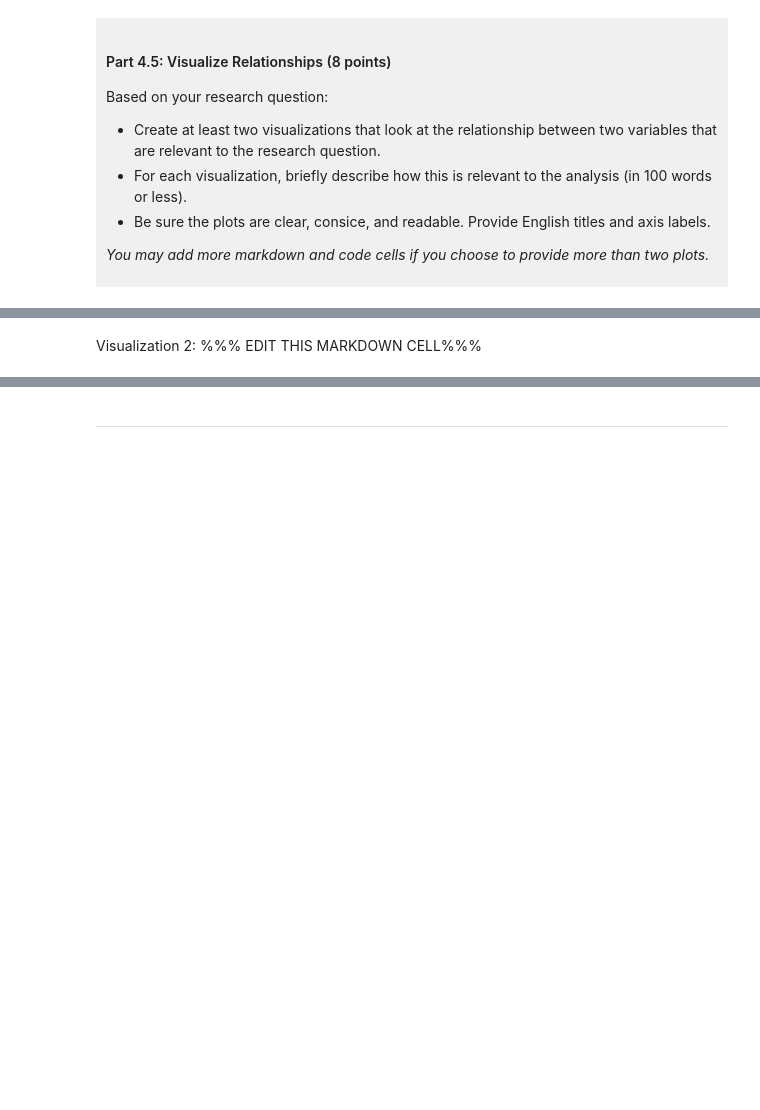
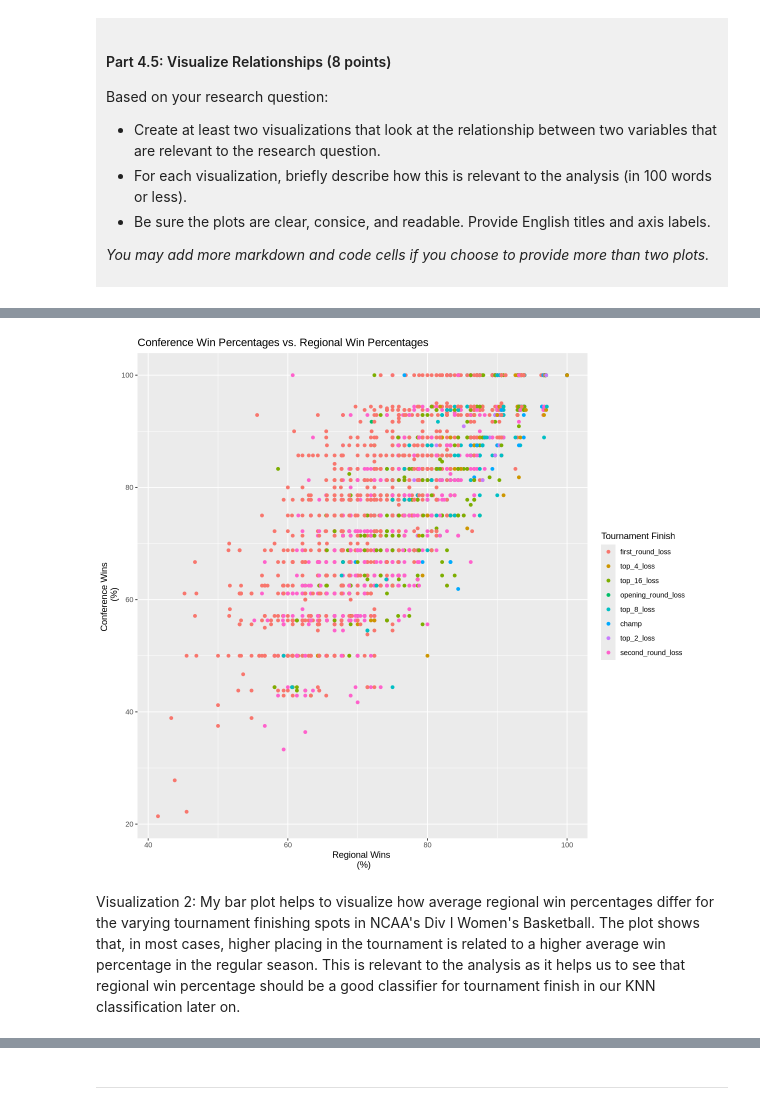
Before and after one commit to maryneufeld5/dsci-100-project-mary-neufeld, a Jupyter notebook: dsci-100-project-notebook.ipynb, the cells around one changed output, grey strips where cells are left out. Cells and saved outputs as stored; diff of their text form; code cells hidden in the pictures; blank space fills up the shorter version.

```diff
--- a/dsci-100-project-notebook.ipynb
+++ b/dsci-100-project-notebook.ipynb
@@ -325,5 +400,16 @@ Visualization 1: %%% EDIT THIS MARKDOWN CELL%%%
 # %%
-### EDIT THIS CODE CELL FOR VISUALIZATION 1###
+#set appropriate graph size
+options(repr.plot.width = 10, repr.plot.height = 9)
+
+#create scatterplot to compare conference win percentages and regional win percentages for different tournament finishes
+basketball_scatterplot<-tidy_data|>
+ggplot(aes(x=reg_wins_pct, y=conf_wins_pct, colour=tourney_finish))+
+       geom_point()+
+       labs(x="Regional Wins \n (%)", y="Conference Wins \n (%)", colour="Tournament Finish", title="Conference Win Percentages vs. Regional Win Percentages")
+
+       basketball_scatterplot
+# %% [output]
+[figure, added]
 # %% [markdown]
-Visualization 2: %%% EDIT THIS MARKDOWN CELL%%%
+Visualization 2: My bar plot helps to visualize how average regional win percentages differ for the varying tournament finishing spots in NCAA's Div I Women's Basketball. The plot shows that, in most cases, higher placing in the tournament is related to a higher average win percentage in the regular season. This is relevant to the analysis as it helps us to see that regional win percentage should be a good classifier for tournament finish in our KNN classification later on.
 # %%
```
Also changed, not shown: parts of 12 cells of this notebook.
